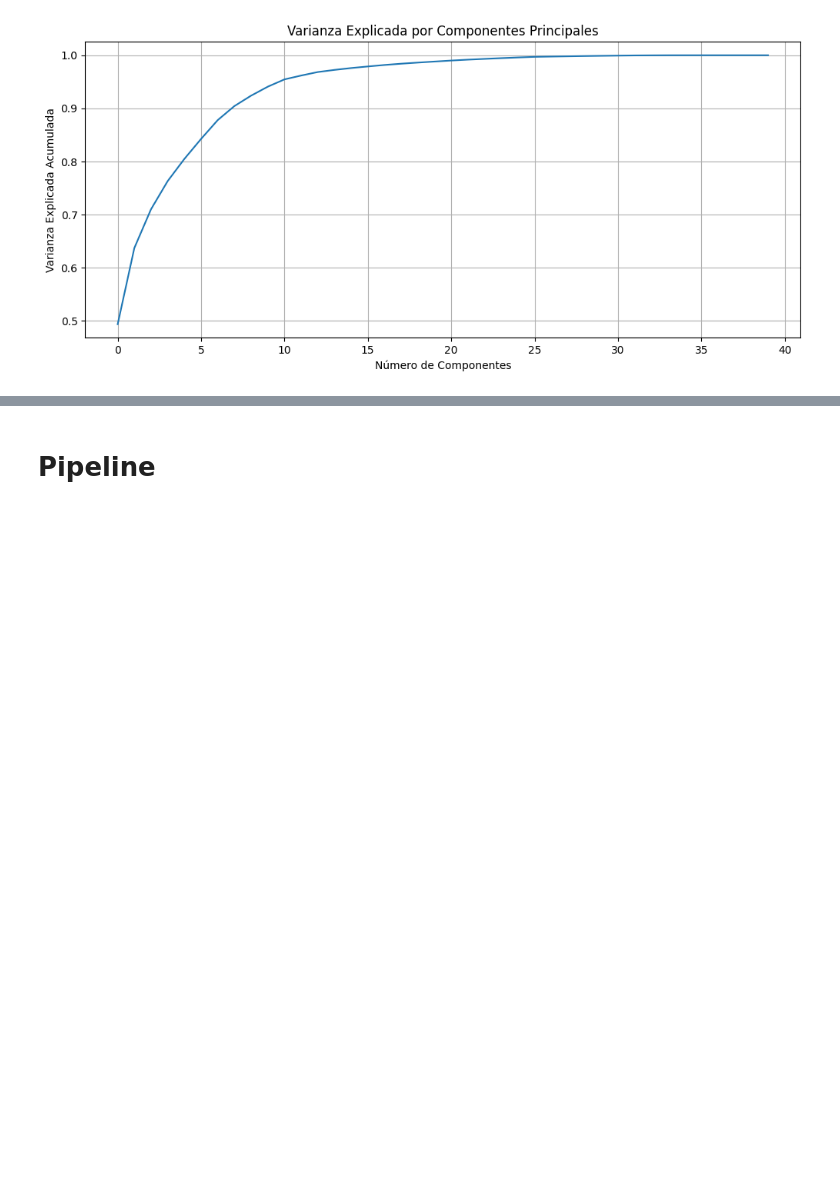
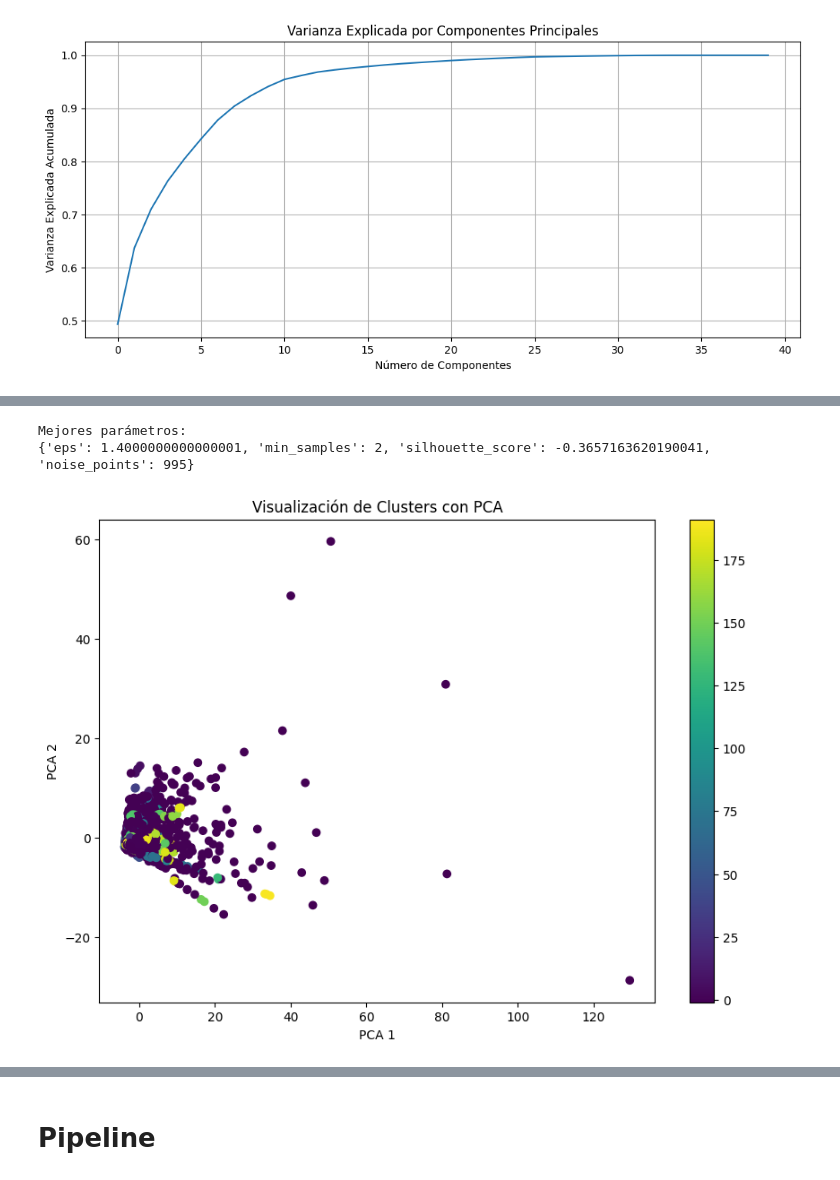
Before and after one commit to antonioMateos/grupo2retail_0424, a Jupyter notebook: 03_Clustering/00_Test_Clustering.ipynb, the cells around one changed output, grey strips where cells are left out. Cells and saved outputs as stored; diff of their text form; code cells hidden in the pictures; blank space fills up the shorter version.

```diff
--- a/03_Clustering/00_Test_Clustering.ipynb
+++ b/03_Clustering/00_Test_Clustering.ipynb
@@ -460,0 +682,30 @@ Principal Component 40: 0.00
+# %%
+best_dbscan_params = find_best_dbscan_params(feature_matrix_pca)
+
+# Mostrar los mejores parámetros y el número de puntos de ruido
+print("Mejores parámetros:")
+print(best_dbscan_params)
+
+eps = best_dbscan_params['eps']
+min_samples = best_dbscan_params['min_samples']
+
+db = DBSCAN(eps=eps, min_samples=min_samples)
+clusters = db.fit_predict(feature_matrix_pca)
+# %% [output]
+Mejores parámetros:
+{'eps': 1.4000000000000001, 'min_samples': 2, 'silhouette_score': -0.3657163620190041, 'noise_points': 995}
+# %%
+# Paso 5: Reducción de dimensionalidad para visualización
+pca = PCA(n_components=2)
+components = pca.fit_transform(feature_matrix_pca)
+
+# Visualización de los clusters
+plt.figure(figsize=(10, 7))
+plt.scatter(components[:, 0], components[:, 1], c=clusters, cmap='viridis')
+plt.xlabel('PCA 1')
+plt.ylabel('PCA 2')
+plt.title('Visualización de Clusters con PCA')
+plt.colorbar()
+plt.show()
+# %% [output]
+[figure, added]
```
Also changed, not shown: parts of 50 cells of this notebook.
